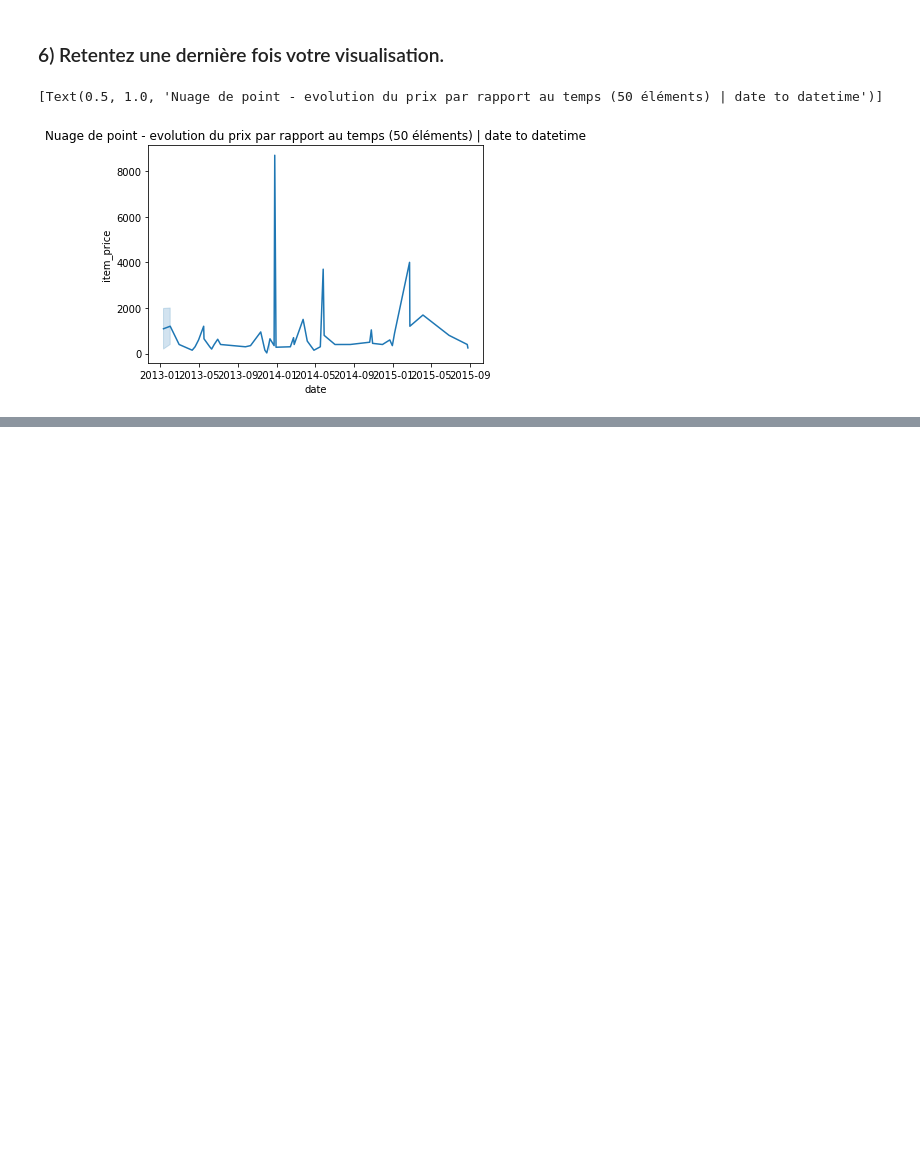
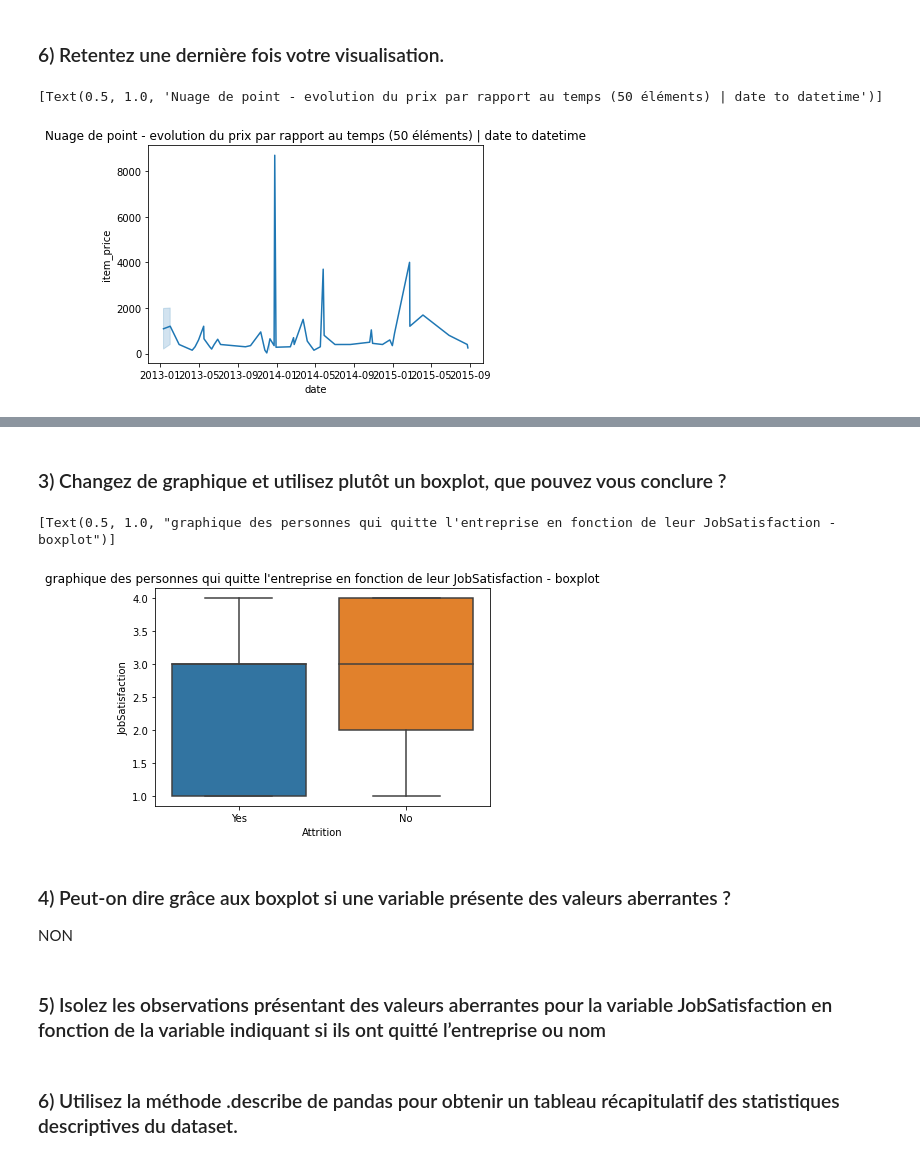
Before and after one commit to BlazingBurn/HitemapythonExo, a Jupyter notebook: analyse donnee/Exercice_data_visualisation_stats_descriptives.ipynb, the cells around one changed output, grey strips where cells are left out. Drawn from its saved outputs; the diff is of its cells as text; code cells hidden in the pictures; blank space fills up the shorter version.

```diff
--- a/analyse donnee/Exercice_data_visualisation_stats_descriptives.ipynb
+++ b/analyse donnee/Exercice_data_visualisation_stats_descriptives.ipynb
@@ -275,0 +340,15 @@ Pour cette partie, nous utiliserons le dataset suivant : ***ibm_hr_attrition.csv
+# %% [markdown]
+### 3) Changez de graphique et utilisez plutôt un boxplot, que pouvez vous conclure ?
+# %%
+# Create a visualization
+sns.boxplot(data=dataIbmHrAttrition,x="Attrition", y="JobSatisfaction").set(title="graphique des personnes qui quitte l'entreprise en fonction de leur JobSatisfaction - boxplot")
+# %% [output]
+[Text(0.5, 1.0, "graphique des personnes qui quitte l'entreprise en fonction de leur JobSatisfaction - boxplot")]
+[figure, added]
+# %% [markdown]
+### 4) Peut-on dire grâce aux boxplot si une variable présente des valeurs aberrantes ?
+NON
+# %% [markdown]
+### 5) Isolez les observations présentant des valeurs aberrantes pour la variable JobSatisfaction en fonction de la variable indiquant si ils ont quitté l’entreprise ou nom
+# %% [markdown]
+### 6) Utilisez la méthode .describe de pandas pour obtenir un tableau récapitulatif des statistiques descriptives du dataset.
```
Also changed, not shown: parts of 16 cells of this notebook.
